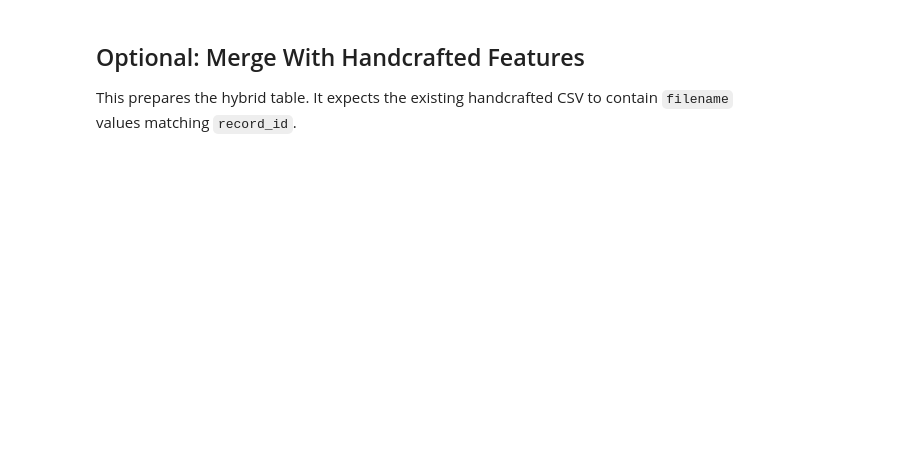
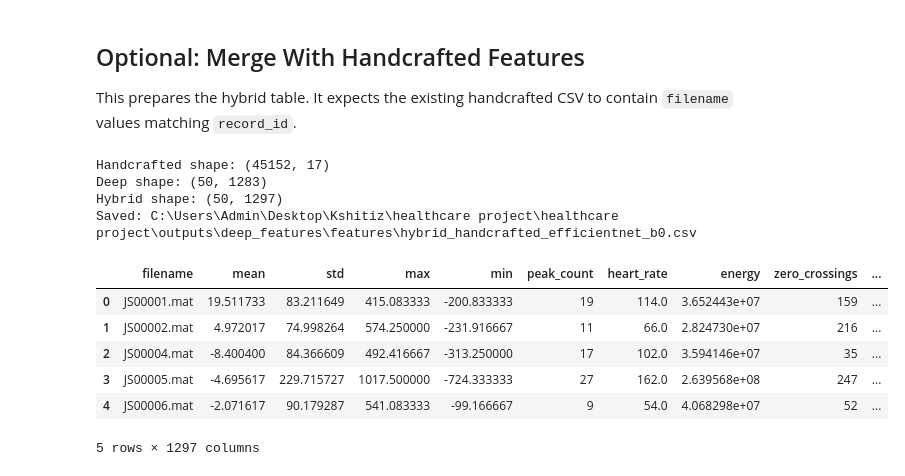
Before and after one commit to Kshitiz-Khandelwal/healthcare-code, a Jupyter notebook: notebooks/04_efficientnet_embeddings.ipynb, the cells around one changed output. Drawn from its saved outputs; the diff is of its cells as text; code cells hidden in the pictures; blank space fills up the shorter version.

```diff
--- a/notebooks/04_efficientnet_embeddings.ipynb
+++ b/notebooks/04_efficientnet_embeddings.ipynb
@@ -203,22 +229,34 @@ display(deep_feature_table.head())
 
 This prepares the hybrid table. It expects the existing handcrafted CSV to contain `filename` values matching `record_id`.
 # %%
-HANDCRAFTED_PATH = CONFIG.feature_dir / "enhanced_handcrafted_features.csv"
+HANDCRAFTED_PATH = PROJECT_DIR / "ecg_dataset.csv"
+
 handcrafted = pd.read_csv(HANDCRAFTED_PATH)
+handcrafted["record_id"] = handcrafted["filename"].astype(str).str.replace(".mat", "", regex=False)
 
 hybrid = handcrafted.merge(
     deep_feature_table.drop(columns=["label_name"]),
     on=["record_id", "label"],
     how="inner",
 )
 
-hybrid_path = CONFIG.hybrid_feature_path(MODEL_NAME)
+hybrid_path = FEATURE_DIR / f"hybrid_handcrafted_{MODEL_NAME}.csv"
 hybrid.to_csv(hybrid_path, index=False)
 
 print("Handcrafted shape:", handcrafted.shape)
 print("Deep shape:", deep_feature_table.shape)
 print("Hybrid shape:", hybrid.shape)
 print(f"Saved: {hybrid_path}")
-assert len(hybrid) == len(deep_feature_table), "Hybrid merge dropped records."
-assert len([c for c in hybrid.columns if c.startswith("eff_")]) == EXPECTED_EMBEDDING_DIM
 display(hybrid.head())
+# %% [output]
+Handcrafted shape: (45152, 17)
+Deep shape: (50, 1283)
+Hybrid shape: (50, 1297)
+Saved: C:\Users\Admin\Desktop\Kshitiz\healthcare project\healthcare project\outputs\deep_features\features\hybrid_handcrafted_efficientnet_b0.csv
+|  | filename | mean | std | max | min | peak_count | heart_rate | energy | zero_crossings | ... |
+| 0 | JS00001.mat | 19.511733 | 83.211649 | 415.083333 | -200.833333 | 19 | 114.0 | 3.652443e+07 | 159 | ... |
+| 1 | JS00002.mat | 4.972017 | 74.998264 | 574.250000 | -231.916667 | 11 | 66.0 | 2.824730e+07 | 216 | ... |
+| 2 | JS00004.mat | -8.400400 | 84.366609 | 492.416667 | -313.250000 | 17 | 102.0 | 3.594146e+07 | 35 | ... |
+| 3 | JS00005.mat | -4.695617 | 229.715727 | 1017.500000 | -724.333333 | 27 | 162.0 | 2.639568e+08 | 247 | ... |
+| 4 | JS00006.mat | -2.071617 | 90.179287 | 541.083333 | -99.166667 | 9 | 54.0 | 4.068298e+07 | 52 | ... |
+5 rows × 1297 columns
```
Also changed, not shown: parts of 6 cells of this notebook, 5 other files.
